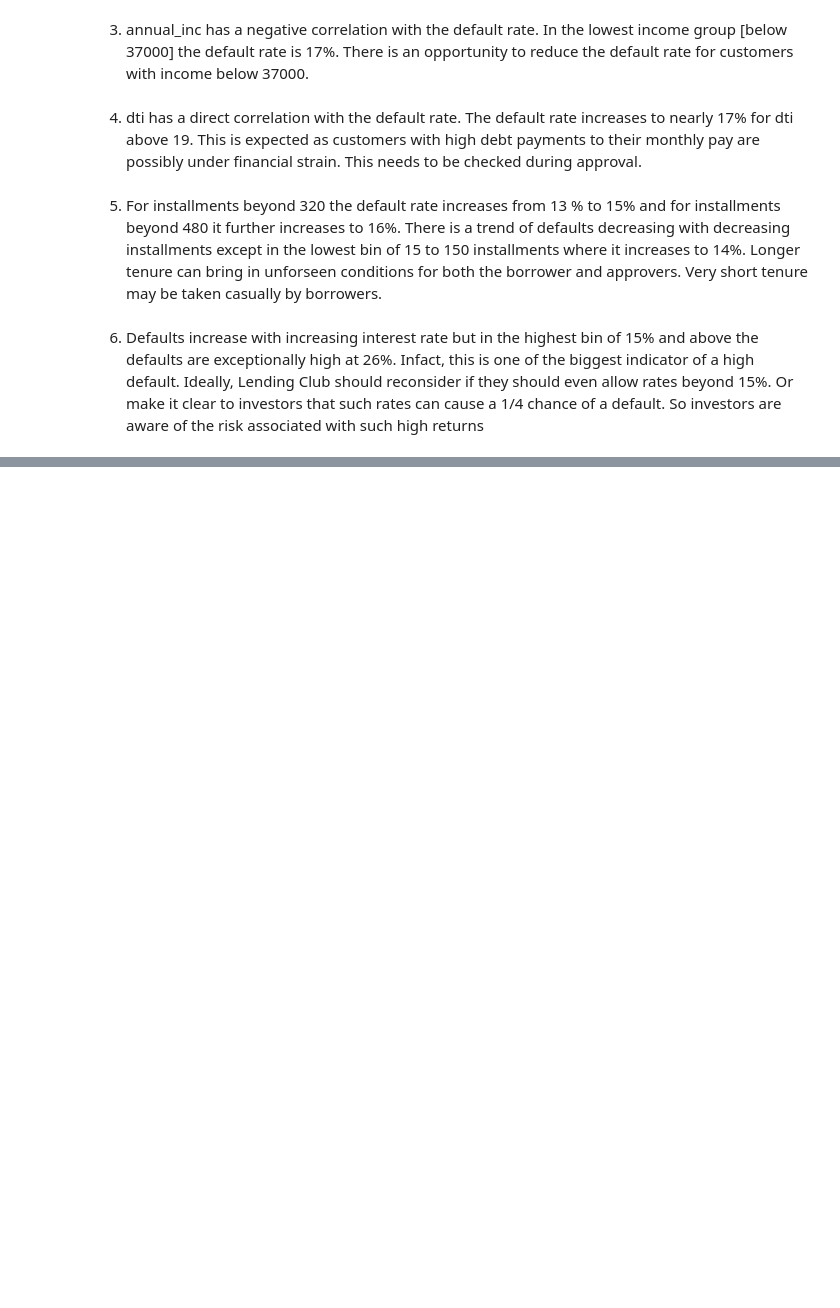
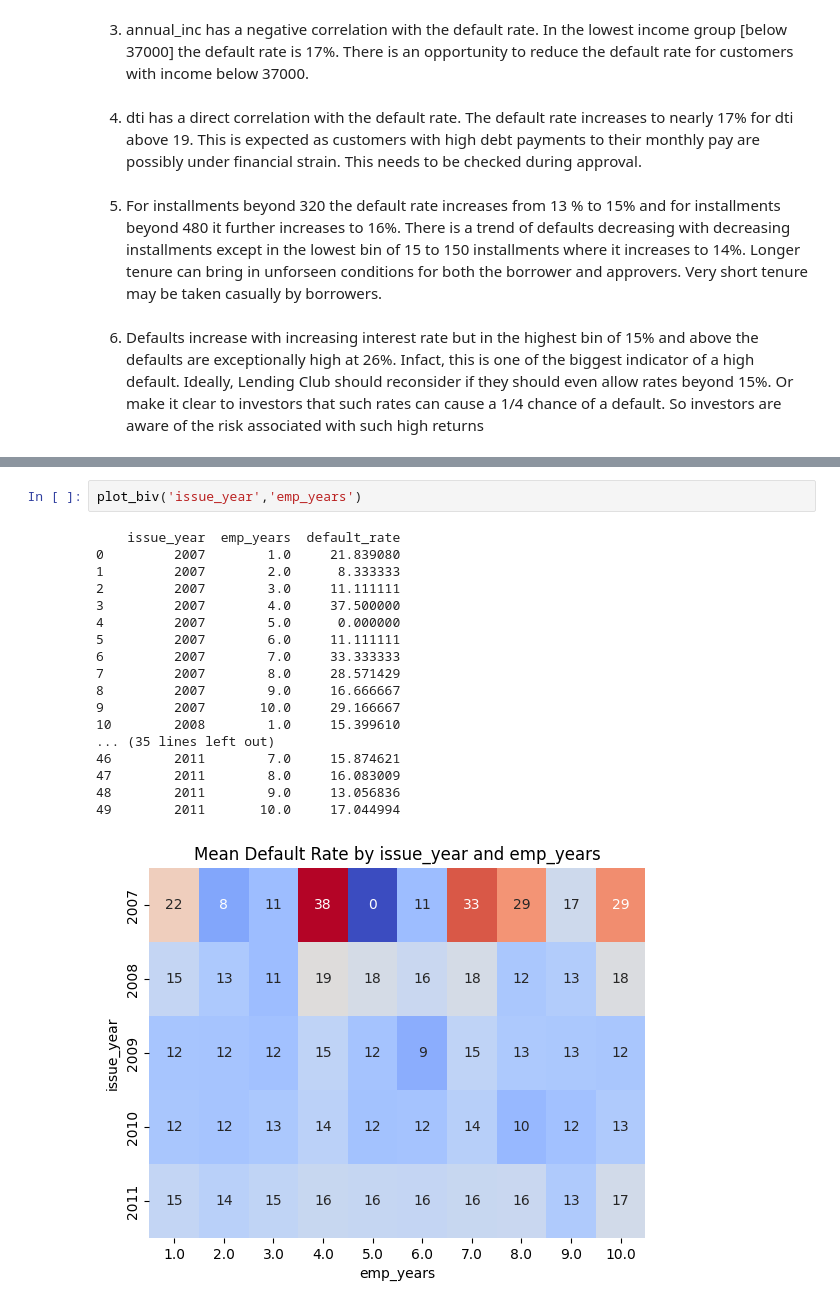
Before and after one commit to anilabh/LoanCaseStudy, a Jupyter notebook: LoanCaseStudy2.ipynb, the cells around one changed output, grey strips where cells are left out. Saved outputs shown, nothing was run; the diff lists cells and outputs as text; blank space fills up the shorter version.

```diff
--- a/LoanCaseStudy2.ipynb
+++ b/LoanCaseStudy2.ipynb
@@ -609,0 +582,21 @@ Name: count, dtype: int64
+# %%
+plot_biv('issue_year','emp_years')
+# %% [output]
+    issue_year  emp_years  default_rate
+0         2007        1.0     21.839080
+1         2007        2.0      8.333333
+2         2007        3.0     11.111111
+3         2007        4.0     37.500000
+4         2007        5.0      0.000000
+5         2007        6.0     11.111111
+6         2007        7.0     33.333333
+7         2007        8.0     28.571429
+8         2007        9.0     16.666667
+9         2007       10.0     29.166667
+10        2008        1.0     15.399610
+... (35 lines left out)
+46        2011        7.0     15.874621
+47        2011        8.0     16.083009
+48        2011        9.0     13.056836
+49        2011       10.0     17.044994
+[figure, added]
```
Also changed, not shown: parts of 10 cells of this notebook.
